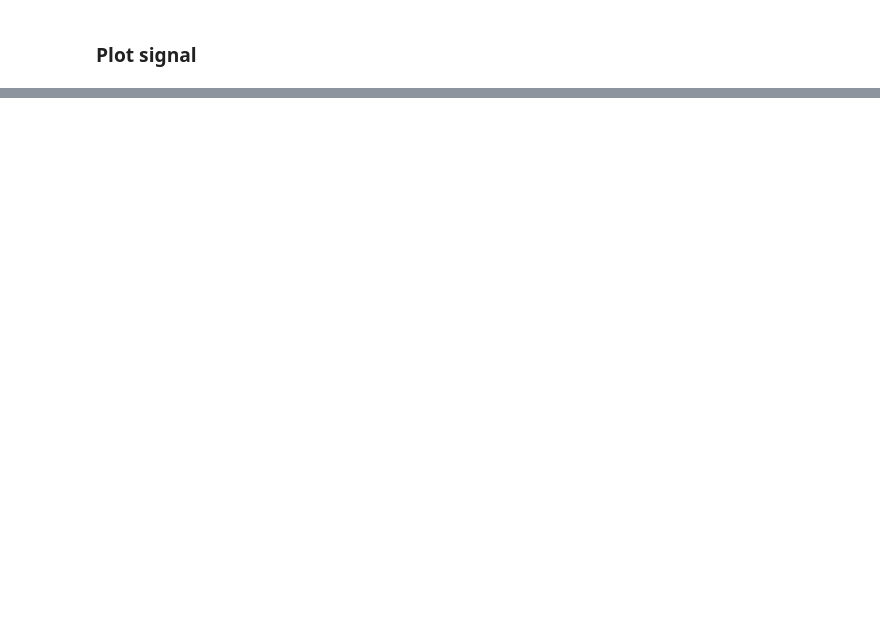
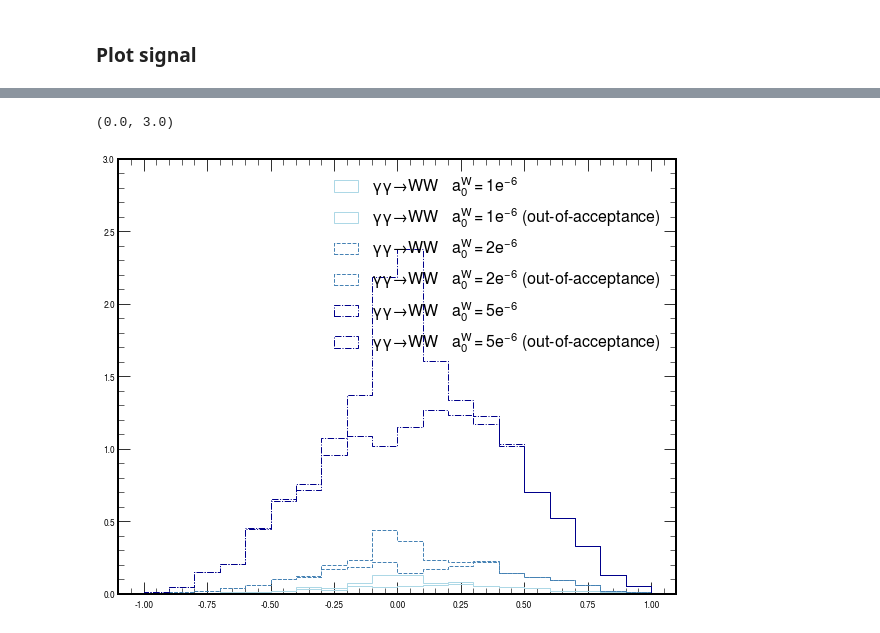
Before and after one commit to miguelgallo/pps-ww-analysis-notebook, a Jupyter notebook: Cut-Based.ipynb, the cells around one changed output, grey strips where cells are left out. Saved outputs shown, nothing was run; the diff lists cells and outputs as text; code cells hidden in the pictures; blank space fills up the shorter version.

```diff
--- a/Cut-Based.ipynb
+++ b/Cut-Based.ipynb
@@ -167,5 +173,7 @@ Total time elapsed: 4
 # %%
 label_ = "GGToWW-AQGC-A0W1e-6"
+columns_protons_multiRP =  df_signals_protons_multiRP_index[ label_ ].columns.values
+print ( columns_protons_multiRP )
 # df_signals_protons_multiRP_index[ label_ ]
 df_signals_protons_multiRP_index[ label_ ][ [ 'run_mc', 'crossingAngle', 'period', 'within_aperture' ] ]
 # %% [output]
@@ -238,8 +263,9 @@ plt.legend( loc='best', fontsize=16 )
 # %% [markdown]
 ### Signal with mixed protons
 # %%
-# run_tables = True
+run_tables = False
 
+# labels_signals_mix_protons = [ "GGToWW-AQGC-mix_protons-A0W1e-6" ]
 labels_signals_mix_protons = [ "GGToWW-AQGC-mix_protons-A0W1e-6", "GGToWW-AQGC-mix_protons-A0W2e-6", "GGToWW-AQGC-mix_protons-A0W5e-6" ]
 
 fileNames_signals = {
@@ -1259,3 +1483,6 @@ for label_ in labels_signals:
 #     print ( df_signals_protons_multiRP_out_acceptance_misreconstructed_selected_events_concat[ label_ ].shape[0] )
 #     weights_out_acceptance_misreconstructed_concat[ label_ ] = pd.concat( weights_out_acceptance_misreconstructed[ label_ ] )
 #     print ( weights_out_acceptance_misreconstructed_concat[ label_ ] )
+# %%
+label_ = "GGToWW-AQGC-A0W1e-6"
+df_signals_protons_multiRP_sig_plus_mix_2protons_selected_events[ label_ ][ "_nom" ]
@@ -1289,19 +1580,20 @@ for label_ in labels_signals:
 #     plt.savefig( "plots/Ratio_MWW_MX_signals.pdf", bbox_inches='tight' )
 #     plt.savefig( "plots/Ratio_MWW_MX_signals.png", bbox_inches='tight' )
 # %%
-label_ = "GGToWW-AQGC-A0W5e-6"
-# label_WW_ = "_nom"
-label_WW_ = "_jes_up"
+variation__ = "_nom"
+var_str__ = {}
+var_str__[ "_nom" ] = "_nom_nom"
+var_weights__ = "nom"
 
 fig = plt.figure( figsize=(10,8) )
 
 colors_ = [ "lightblue", "steelblue", "darkblue" ]
 linestyles_ = [ "-", "--", "-." ]
 for idx_, label_ in enumerate( labels_signals ):
-    plt.hist( df_signals_protons_multiRP_sig_plus_mix_2protons_selected_events[ label_ ][ "R_MWW_MX" + label_WW_ ], weights=weights_sig_plus_mix_2protons[ label_ ],
+    plt.hist( df_signals_protons_multiRP_sig_plus_mix_selected_events_categories_concat[ label_ ][ variation__ ][ "R_MWW_MX" + var_str__[ "_nom" ] ], weights=weights_sig_plus_mix_categories_concat[ label_ ][ var_weights__ ][ variation__ ],
               histtype='step', color=colors_[ idx_ ], linestyle=linestyles_[ idx_ ], label=labels_samples[ label_ ],
               bins=30, range=(0.,3.) )
-    plt.hist( df_signals_protons_multiRP_sig_plus_mix_selected_events_categories_concat_skip_sig[ label_ ][ "R_MWW_MX" + label_WW_ ], weights=weights_sig_plus_mix_categories_concat_skip_sig[ label_ ],
+    plt.hist( df_signals_protons_multiRP_sig_plus_mix_selected_events_categories_concat_skip_sig[ label_ ][ variation__ ][ "R_MWW_MX" + var_str__[ "_nom" ] ], weights=weights_sig_plus_mix_categories_concat_skip_sig[ label_ ][ var_weights__ ][ variation__ ],
               histtype='step', color=colors_[ idx_ ], linestyle=linestyles_[ idx_ ], label=( labels_samples[ label_ ] + " (out-of-acceptance)" ),
               bins=30, range=(0.,3.) )
 plt.legend( loc='best', fontsize=16 )
@@ -1314 +1608,19 @@ if save_figures:
+# %%
+fig = plt.figure( figsize=(10,8) )
+
+colors_ = [ "lightblue", "steelblue", "darkblue" ]
+linestyles_ = [ "-", "--", "-." ]
+for idx_, label_ in enumerate( labels_signals ):
+    plt.hist( df_signals_protons_multiRP_sig_plus_mix_selected_events_categories_concat[ label_ ][ variation__ ][ "Diff_YWW_YX" + var_str__[ "_nom" ] ], weights=weights_sig_plus_mix_categories_concat[ label_ ][ var_weights__ ][ variation__ ],
+              histtype='step', color=colors_[ idx_ ], linestyle=linestyles_[ idx_ ], label=labels_samples[ label_ ],
+              bins=20, range=(-1.,1.) )
+    plt.hist( df_signals_protons_multiRP_sig_plus_mix_selected_events_categories_concat_skip_sig[ label_ ][ variation__ ][ "Diff_YWW_YX" + var_str__[ "_nom" ] ], weights=weights_sig_plus_mix_categories_concat_skip_sig[ label_ ][ var_weights__ ][ variation__ ],
+              histtype='step', color=colors_[ idx_ ], linestyle=linestyles_[ idx_ ], label=( labels_samples[ label_ ] + " (out-of-acceptance)" ),
+              bins=20, range=(-1.,1.) )
+plt.legend( loc='best', fontsize=16 )
+
+plt.ylim( (0.,3.) )
+# %% [output]
+(0.0, 3.0)
+[figure, added]
 # %%
```
Also changed, not shown: parts of 44 cells of this notebook, 8 other files.
